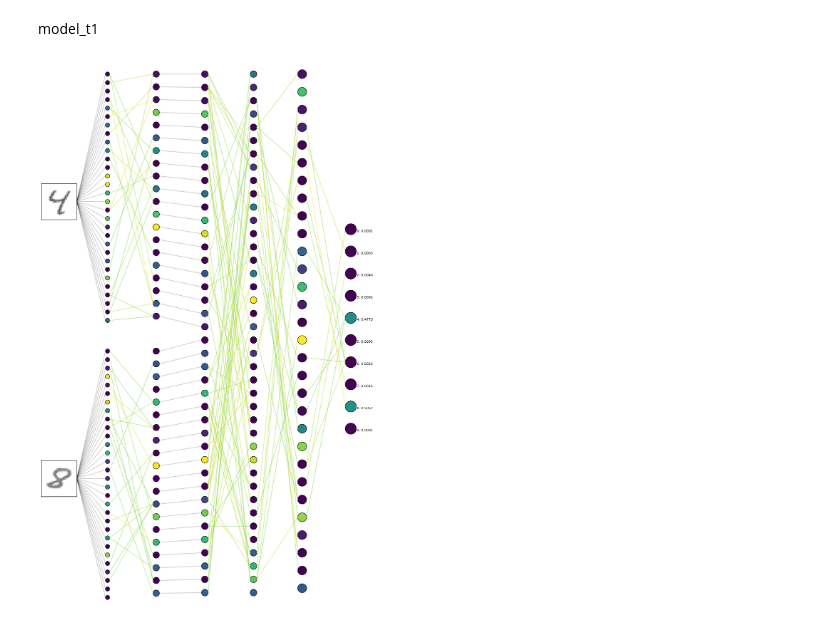
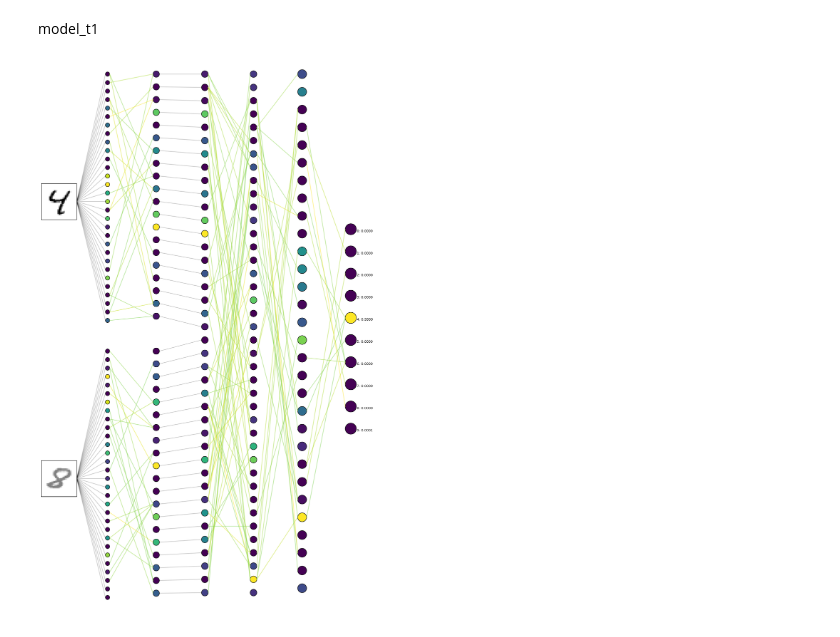
Before and after one commit to hugobbi/mnist-visual-fields, a Jupyter notebook: mnist_visual_fields_main.ipynb, the cells around one changed output. Cells and saved outputs as stored; diff of their text form; code cells hidden in the pictures.

```diff
--- a/mnist_visual_fields_main.ipynb
+++ b/mnist_visual_fields_main.ipynb
@@ -1010,14 +1030,14 @@ model_t1 = keras.models.load_model('models/model_t1.keras')
 # %%
 display_double_visual_field_mnist_nn_execution(
     model_t1,
     max_neurons=300,
     weight_plot_threshold=0.8,
     x_data=x_test,
-    left_vf_digit=(6, 0.6),
+    left_vf_digit=(6, 1),
     right_vf_digit=(61, 0.5),
 )
 # %% [output]
-[figure, old version]
+[figure, new version]
 # %%
 # Training out models with generator
 
```
Also changed, not shown: parts of 6 cells of this notebook, 2 other files.
